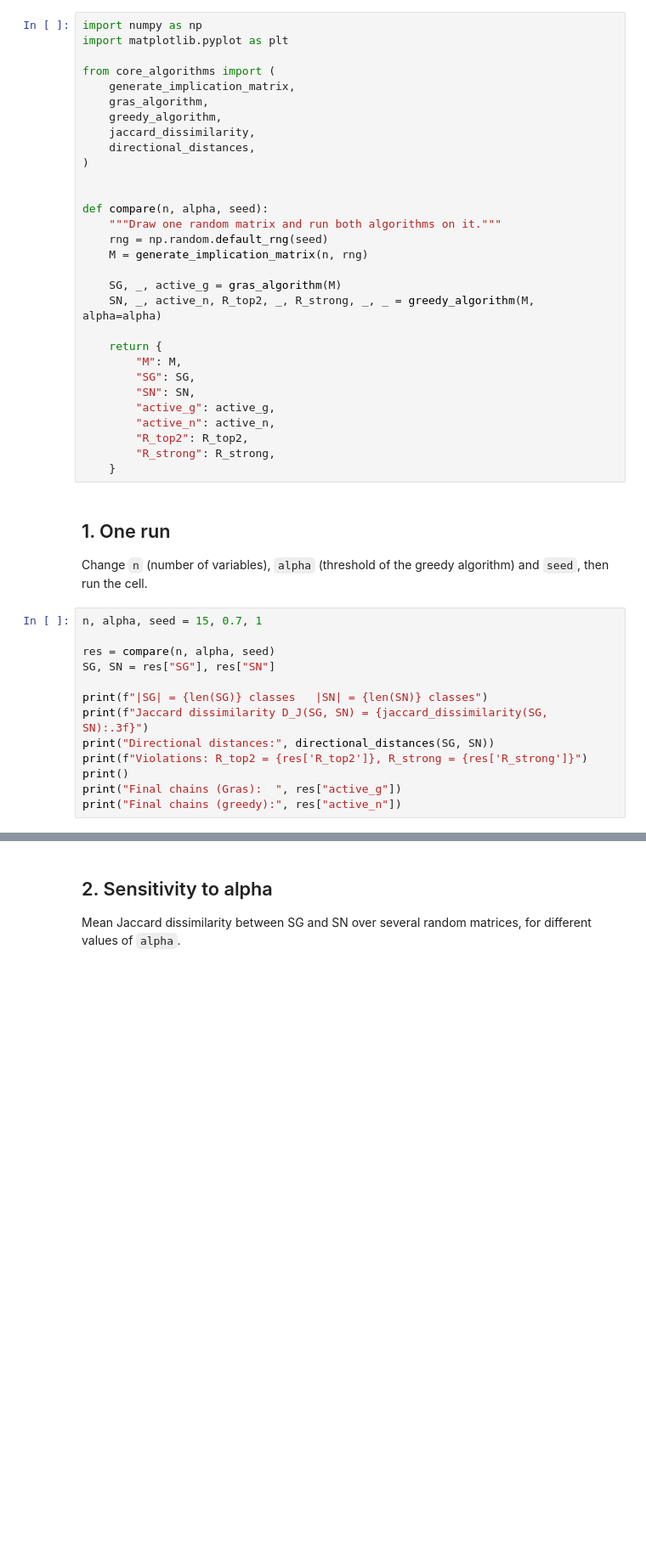
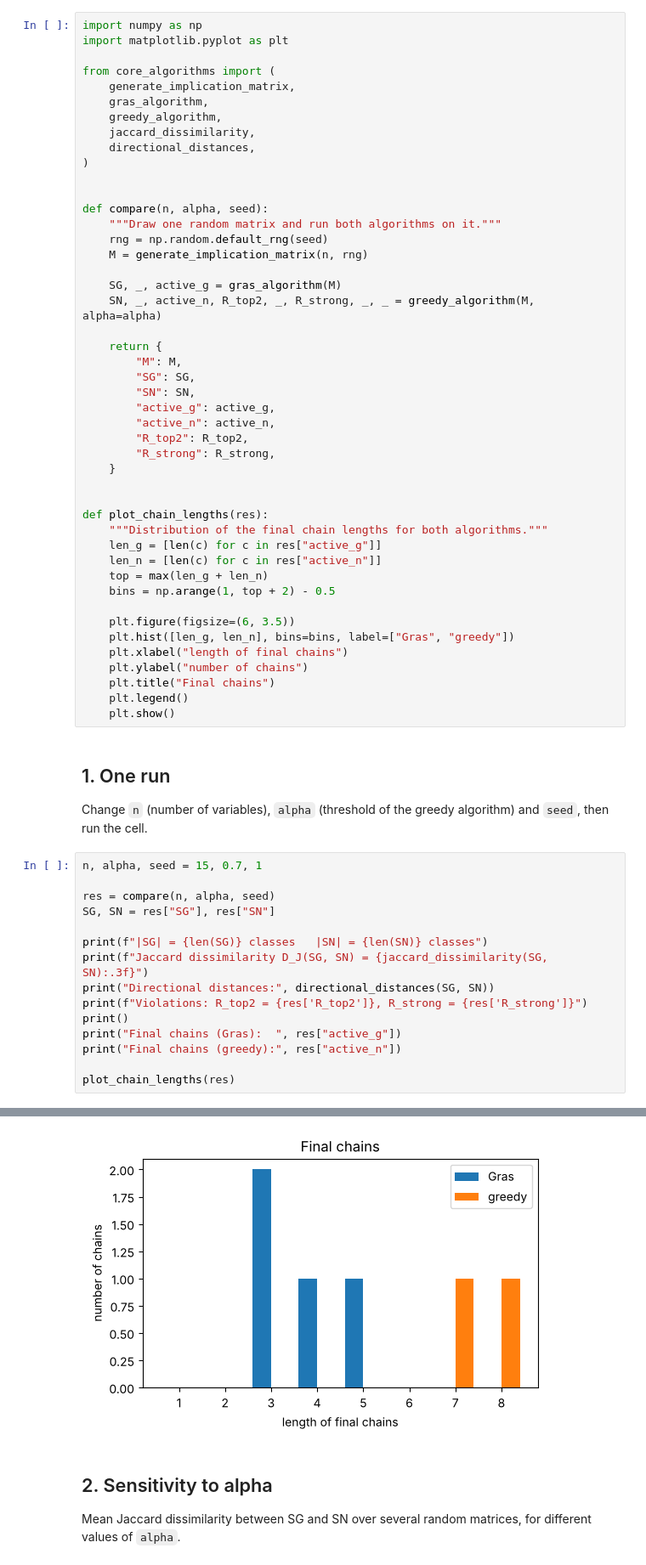
Before and after one commit to Fidy-Heritiana/Study-of-the-greedy-algorithm-for-constructing-an-oriented-hierarchy, a Jupyter notebook: demo.ipynb, the cells around one changed output, grey strips where cells are left out. Shown at 85% size. Drawn from its saved outputs; the diff is of its cells as text; blank space fills up the shorter version.

```diff
--- a/demo.ipynb
+++ b/demo.ipynb
@@ -50,6 +52,22 @@ def compare(n, alpha, seed):
         "R_top2": R_top2,
         "R_strong": R_strong,
     }
+
+
+def plot_chain_lengths(res):
+    """Distribution of the final chain lengths for both algorithms."""
+    len_g = [len(c) for c in res["active_g"]]
+    len_n = [len(c) for c in res["active_n"]]
+    top = max(len_g + len_n)
+    bins = np.arange(1, top + 2) - 0.5
+
+    plt.figure(figsize=(6, 3.5))
+    plt.hist([len_g, len_n], bins=bins, label=["Gras", "greedy"])
+    plt.xlabel("length of final chains")
+    plt.ylabel("number of chains")
+    plt.title("Final chains")
+    plt.legend()
+    plt.show()
 # %% [markdown]
 ## 1. One run
 
@@ -67,3 +85,6 @@ print(f"Violations: R_top2 = {res['R_top2']}, R_strong = {res['R_strong']}")
 print()
 print("Final chains (Gras):  ", res["active_g"])
 print("Final chains (greedy):", res["active_n"])
+
+plot_chain_lengths(res)
+# %% [output]
@@ -70,3 +98,4 @@ print("Final chains (greedy):", res["active_n"])
+[figure, added]
 # %% [markdown]
 ## 2. Sensitivity to alpha
 
```
Also changed, not shown: parts of 5 cells of this notebook.
